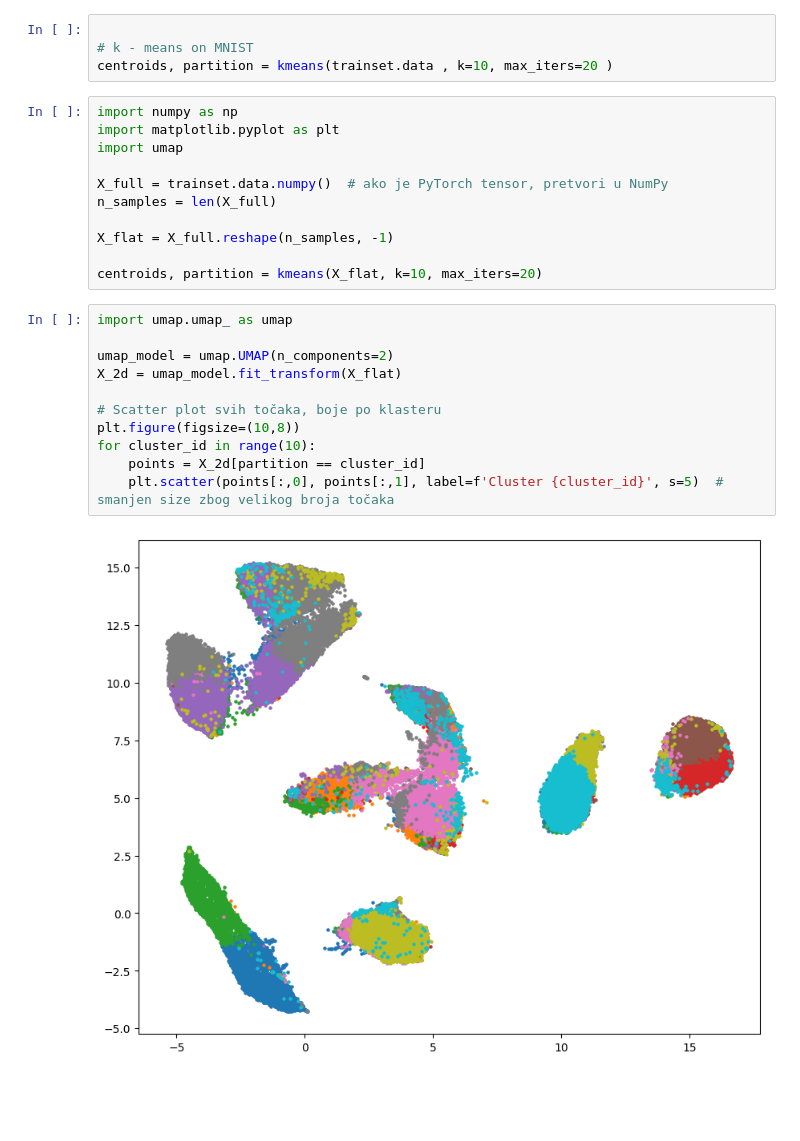
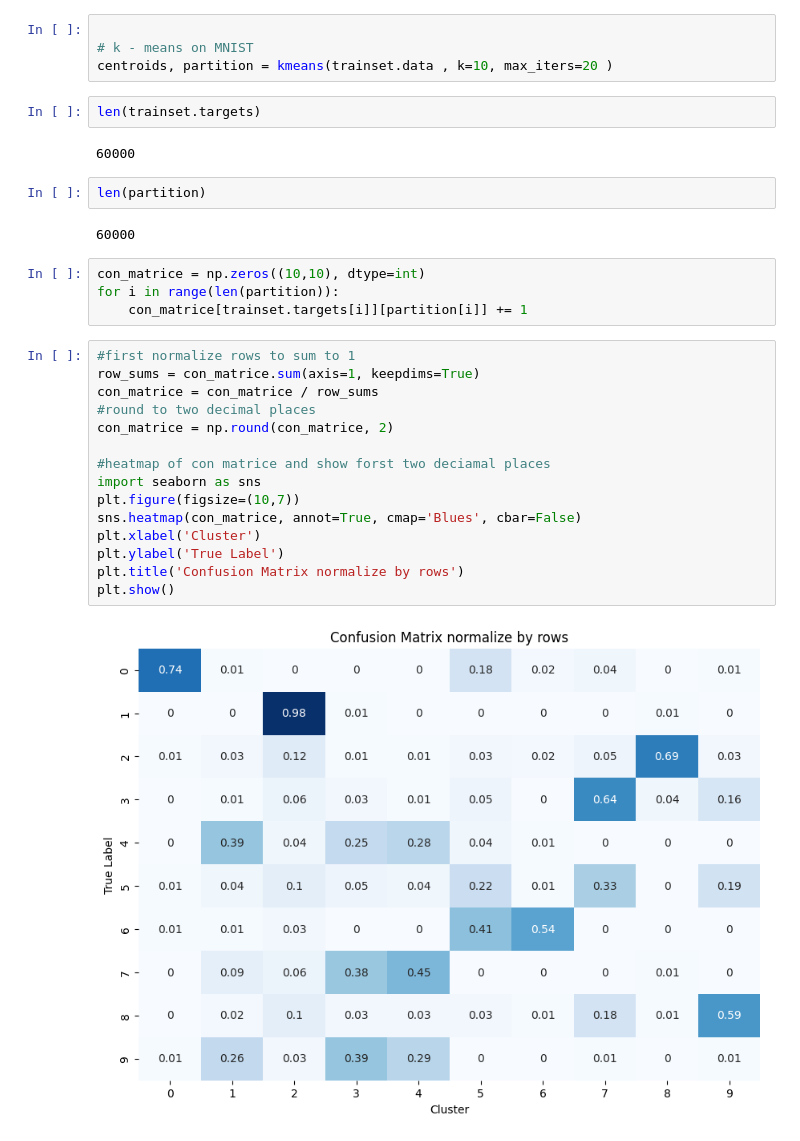
Before and after one commit to kira128/K-means, a Jupyter notebook: kmeans.ipynb, the cells around one changed output. Cells and saved outputs as stored; diff of their text form; blank space fills up the shorter version.

Commit message:
Confusion matrix and model analysis

```diff
--- a/kmeans.ipynb
+++ b/kmeans.ipynb
@@ -143,27 +132,32 @@ plt.imshow(trainset.data[0])
 
 # k - means on MNIST
 centroids, partition = kmeans(trainset.data , k=10, max_iters=20 )
-# %%
-import numpy as np
-import matplotlib.pyplot as plt
-import umap
-
-X_full = trainset.data.numpy()  # ako je PyTorch tensor, pretvori u NumPy
-n_samples = len(X_full)
-
-X_flat = X_full.reshape(n_samples, -1)
-
-centroids, partition = kmeans(X_flat, k=10, max_iters=20)
-# %%
-import umap.umap_ as umap
-
-umap_model = umap.UMAP(n_components=2)
-X_2d = umap_model.fit_transform(X_flat)
-
-# Scatter plot svih točaka, boje po klasteru
-plt.figure(figsize=(10,8))
-for cluster_id in range(10):
-    points = X_2d[partition == cluster_id]
-    plt.scatter(points[:,0], points[:,1], label=f'Cluster {cluster_id}', s=5)  # smanjen size zbog velikog broja točaka
-# %% [output]
-[figure, removed]
+# %%
+len(trainset.targets)
+# %% [output]
+60000
+# %%
+len(partition)
+# %% [output]
+60000
+# %%
+con_matrice = np.zeros((10,10), dtype=int)
+for i in range(len(partition)):
+    con_matrice[trainset.targets[i]][partition[i]] += 1
+# %%
+#first normalize rows to sum to 1
+row_sums = con_matrice.sum(axis=1, keepdims=True)
+con_matrice = con_matrice / row_sums
+#round to two decimal places
+con_matrice = np.round(con_matrice, 2)
+
+#heatmap of con matrice and show forst two deciamal places
+import seaborn as sns
+plt.figure(figsize=(10,7))
+sns.heatmap(con_matrice, annot=True, cmap='Blues', cbar=False)
+plt.xlabel('Cluster')
+plt.ylabel('True Label')
+plt.title('Confusion Matrix normalize by rows')
+plt.show()
+# %% [output]
+[figure, added]
```
Also changed, not shown: parts of 7 cells of this notebook, 3 other files.
